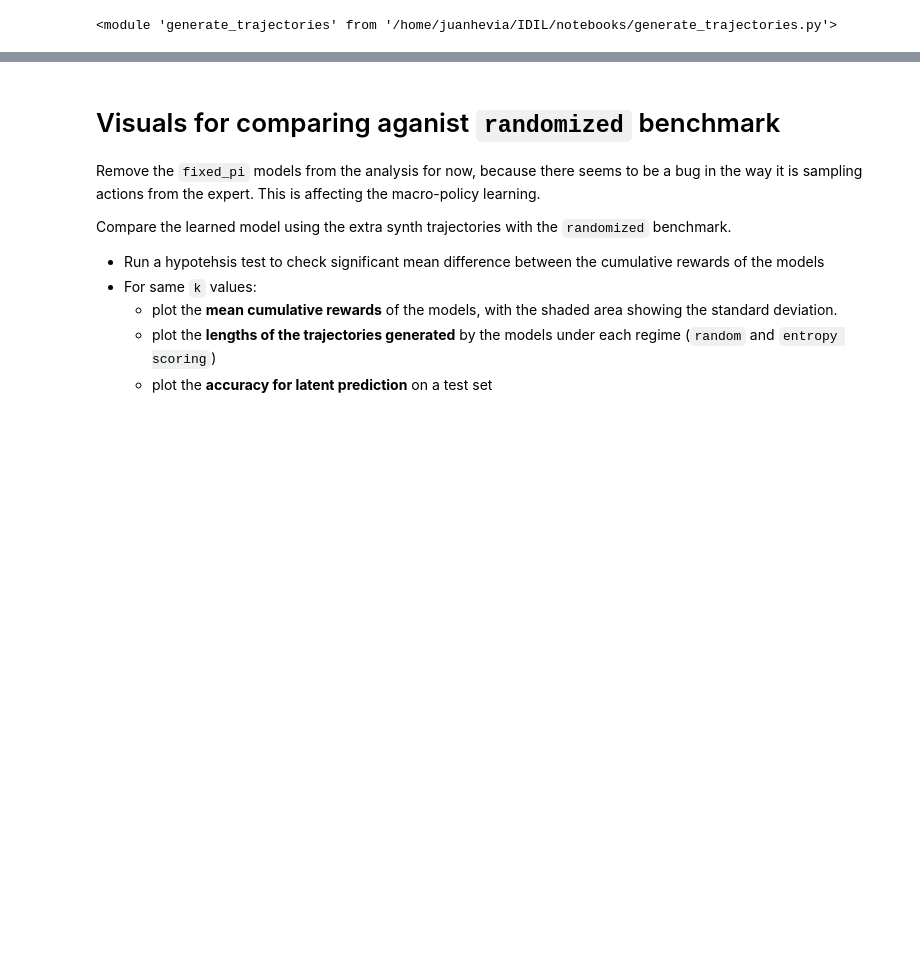
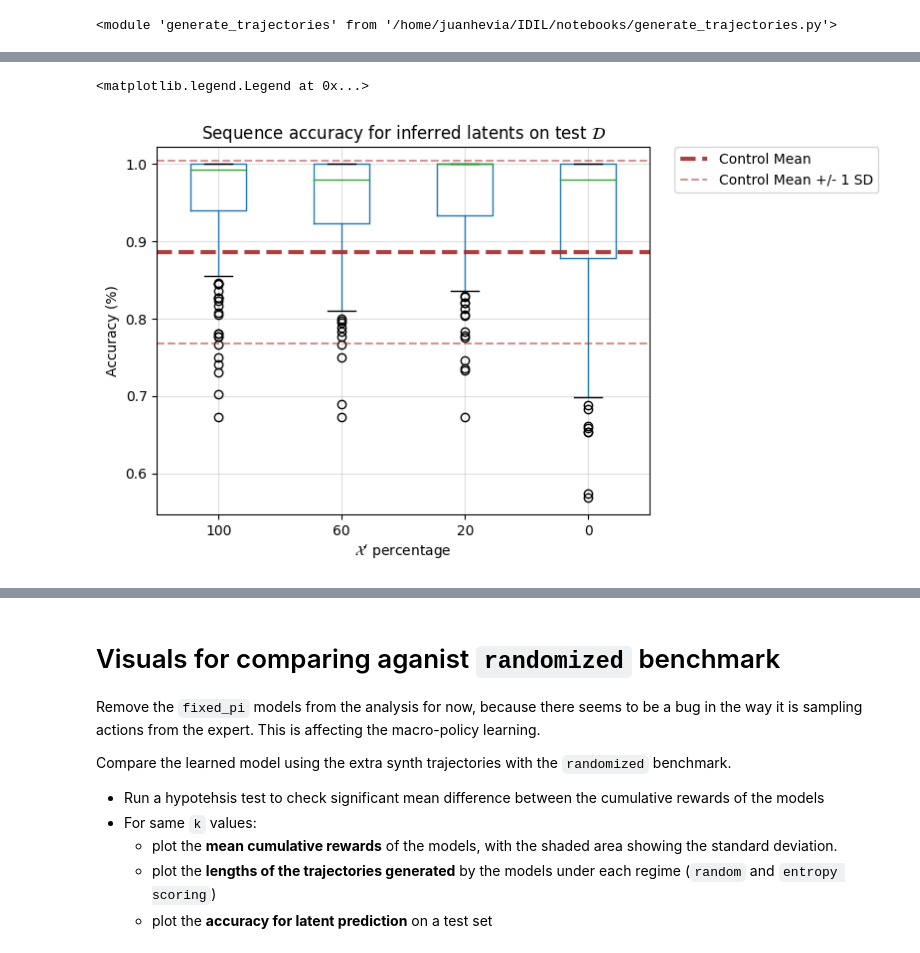
Before and after one commit to unhelkarlab/IDIL, a Jupyter notebook: notebooks/12_comparison_extra_synth_trajs.ipynb, the cells around one changed output, grey strips where cells are left out. Cells and saved outputs as stored; diff of their text form; code cells hidden in the pictures; blank space fills up the shorter version.

```diff
--- a/notebooks/12_comparison_extra_synth_trajs.ipynb
+++ b/notebooks/12_comparison_extra_synth_trajs.ipynb
@@ -428 +411,13 @@ Each kval has 50 cum_rewards, matching the 5 x 10 trajectories generated for eac
+# %%
+nb_utils.plot_sequence_accuracy_boxplot(accs_by_k)
+# add benchmark with control mean
+plt.gca().axhline(y=np.mean(accs_by_k_control[0]), color='brown', linestyle='--', alpha=0.9, lw=3, label="Control Mean")
+# add standard deviation
+plt.gca().axhline(y=np.mean(accs_by_k_control[0]) + np.std(accs_by_k_control[0]), color='brown', linestyle='--', alpha=0.5, label="Control Mean +/- 1 SD")
+plt.gca().axhline(y=np.mean(accs_by_k_control[0]) - np.std(accs_by_k_control[0]), color='brown', linestyle='--', alpha=0.5)
+plt.gca().grid(alpha=0.4)
+plt.gca().legend(bbox_to_anchor=(1.05, 1), loc='upper left', borderaxespad=0.)
+# %% [output]
+<matplotlib.legend.Legend at 0x...>
+[figure, added]
 # %%
```
Also changed, not shown: parts of 19 cells of this notebook.
